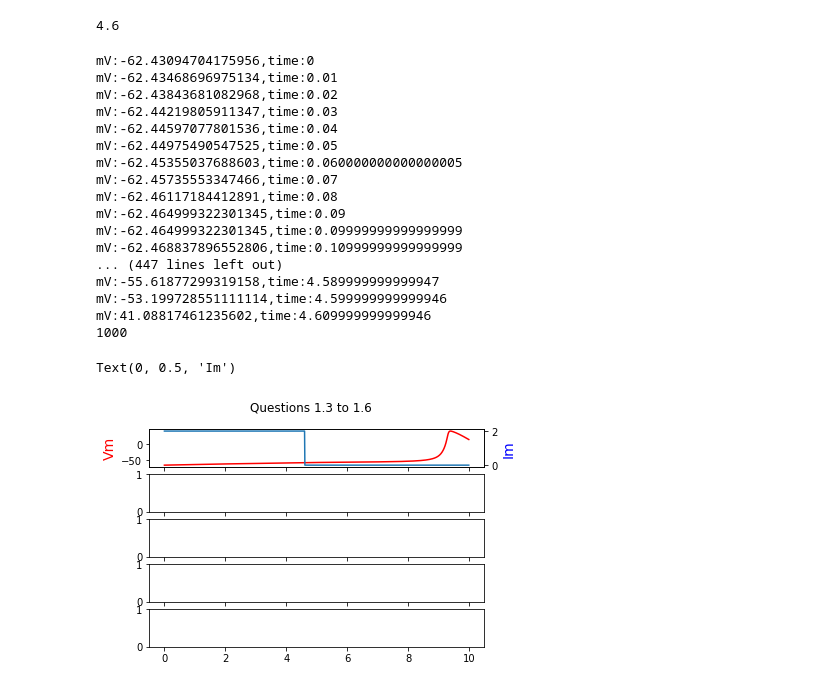
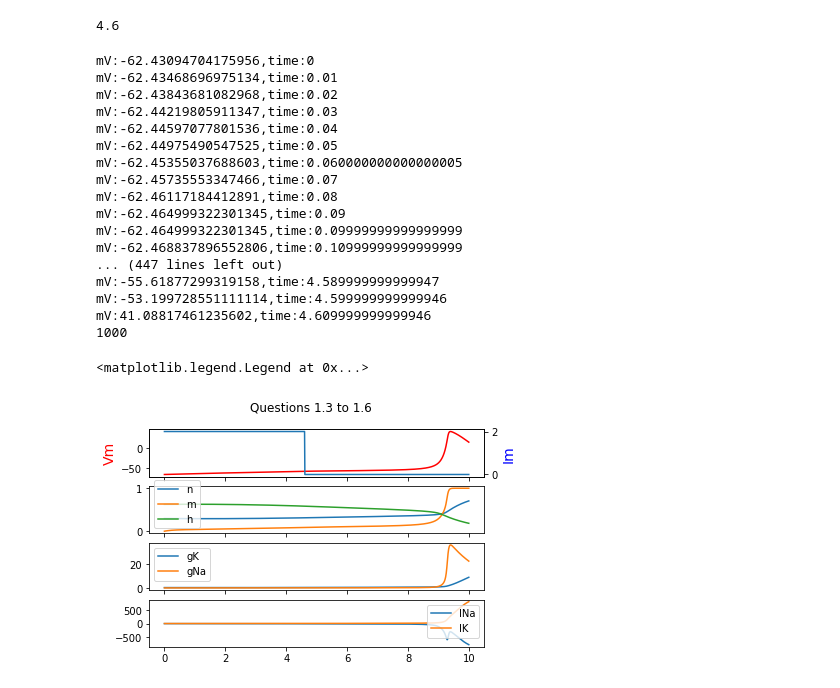
Before and after one commit to jimzhang629/ELEC380HW, a Jupyter notebook: elec380hw2.ipynb, the cells around one changed output. Saved outputs shown, nothing was run; the diff lists cells and outputs as text; code cells hidden in the pictures.

```diff
--- a/elec380hw2.ipynb
+++ b/elec380hw2.ipynb
@@ -348,36 +337,48 @@ I = create_I_list(Istim, dt, when_action_potential(Istim, dt, total_time), total
 print(len(I))
 Vm, Im = HodHux_ELEC380(I, dt, 0)
 
-fig, (ax1, ax2, ax3, ax4, ax5) = plt.subplots(5, sharex=True)
+fig, (ax1, ax3, ax4, ax5) = plt.subplots(4, sharex=True)
 fig.suptitle('Questions 1.3 to 1.6')
 
 #plot vm
 ax1.plot(time, Vm, color="red")
 ax1.set_ylabel("Vm",color="red",fontsize=14)
 
 #plot im on same graph
 ax2 = ax1.twinx()
 ax2.plot(time, Im)
 ax2.set_ylabel("Im", color="blue", fontsize=14)
 
+ax3.plot(time, n)
+ax3.plot(time, m)
+ax3.plot(time, h)
+ax3.legend(["n", "m", "h"])
+
+ax4.plot(time, gkt)
+ax4.plot(time, gnat)
+ax4.legend(['gK', 'gNa'])
+
+ax5.plot(time, Ina)
+ax5.plot(time, Ik)
+ax5.legend(['INa', 'IK'])
 #axs[1].plot(x, -y)
 # %% [output]
 mV:-62.43094704175956,time:0
 mV:-62.43468696975134,time:0.01
 mV:-62.43843681082968,time:0.02
 mV:-62.44219805911347,time:0.03
 mV:-62.44597077801536,time:0.04
 mV:-62.44975490547525,time:0.05
 mV:-62.45355037688603,time:0.060000000000000005
 mV:-62.45735553347466,time:0.07
 mV:-62.46117184412891,time:0.08
 mV:-62.464999322301345,time:0.09
 mV:-62.464999322301345,time:0.09999999999999999
 mV:-62.468837896552806,time:0.10999999999999999
 ... (447 lines left out)
 mV:-55.61877299319158,time:4.589999999999947
 mV:-53.199728551111114,time:4.599999999999946
 mV:41.08817461235602,time:4.609999999999946
 1000
-Text(0, 0.5, 'Im')
+<matplotlib.legend.Legend at 0x...>
-[figure, old version]
+[figure, new version]
```
Also changed, not shown: parts of 9 cells of this notebook, 3 other files.
